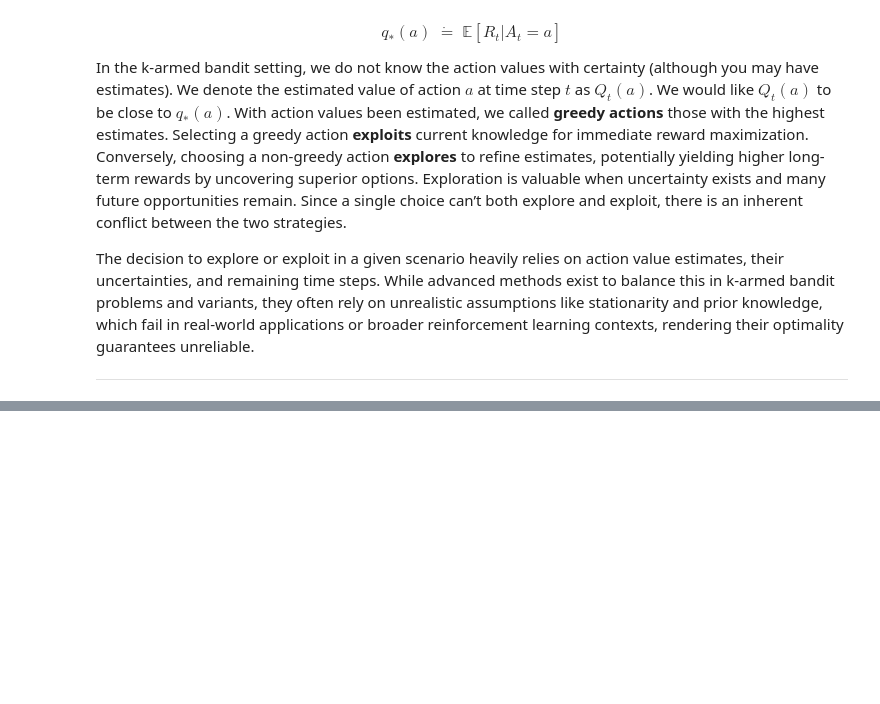
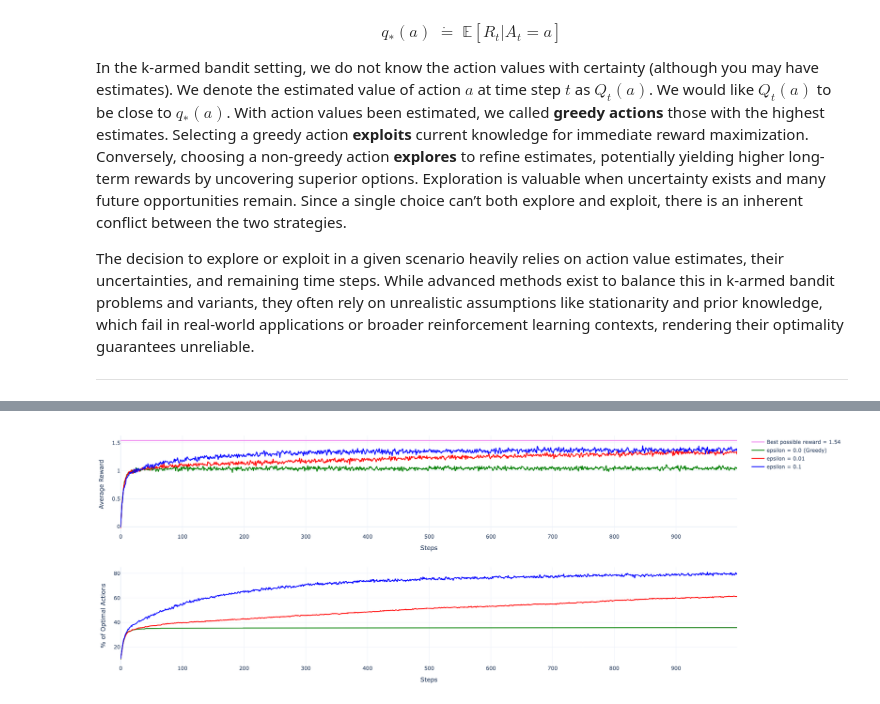
Before and after one commit to dksifoua/Reinforcement-Learning, a Jupyter notebook: notebooks/00 - Sequential Decision Making Under Uncertainty.ipynb, the cells around one changed output, grey strips where cells are left out. Drawn from its saved outputs; the diff is of its cells as text; code cells hidden in the pictures; blank space fills up the shorter version.

Commit message:
Greedy and e-Greedy Methods

```diff
--- a/notebooks/00 - Sequential Decision Making Under Uncertainty.ipynb
+++ b/notebooks/00 - Sequential Decision Making Under Uncertainty.ipynb
@@ -81 +122,17 @@ Thus, the total probability is $1 - \varepsilon + \varepsilon / k$, which is str
 ___
+# %%
+%%time
+environment = KArmedBanditEnvironment(n_actions=N_ACTIONS, seed=SEED)
+
+agents = [
+    KArmedBanditAgent(n_actions=N_ACTIONS, epsilon=0.00, seed=SEED),
+    KArmedBanditAgent(n_actions=N_ACTIONS, epsilon=0.01, seed=SEED),
+    KArmedBanditAgent(n_actions=N_ACTIONS, epsilon=0.10, seed=SEED),
+]
+
+
+N_RUNS = 2000
+
+experiment = KArmedBanditExperiment(environment=environment, n_runs=N_RUNS, n_steps=N_STEPS)
+
+average_rewards, optimal_action_pct = experiment.start(agents=agents)
@@ -81,0 +142,37 @@ ___
+# %%
+colors = ["green", "red", "blue"]
+
+fig = make_subplots(rows=2, cols=1)
+
+fig.add_trace(trace=go.Scatter(
+    y=1.54 + np.zeros(shape=(N_STEPS,)),
+    marker=dict(color="violet"),
+    name="Best possible reward = 1.54",
+), row=1, col=1)
+
+for i, agent in enumerate(agents):
+    fig.add_trace(trace=go.Scatter(
+        y=average_rewards[i],
+        marker=dict(color=colors[i]),
+        name=f"epsilon = {agent.epsilon} " + ("(Greedy)" if agent.epsilon == 0.0 else ""),
+    ), row=1, col=1)
+
+    fig.add_trace(trace=go.Scatter(
+        y=optimal_action_pct[i],
+        marker=dict(color=colors[i]),
+        showlegend=False
+    ), row=2, col=1)
+
+fig.update_xaxes(title_text="Steps", row=1, col=1)
+fig.update_xaxes(title_text="Steps", row=2, col=1)
+fig.update_yaxes(title_text="Average Reward", row=1, col=1)
+fig.update_yaxes(title_text="% of Optimal Actions", row=2, col=1)
+fig.update_layout(
+    template="plotly_white",
+    margin=dict(l=50, r=30, t=20, b=40),
+    width=1000,
+    height=600,
+)
+fig.show()
+# %% [output]
+[figure, added]
```
Also changed, not shown: parts of 8 cells of this notebook, 14 other files.
